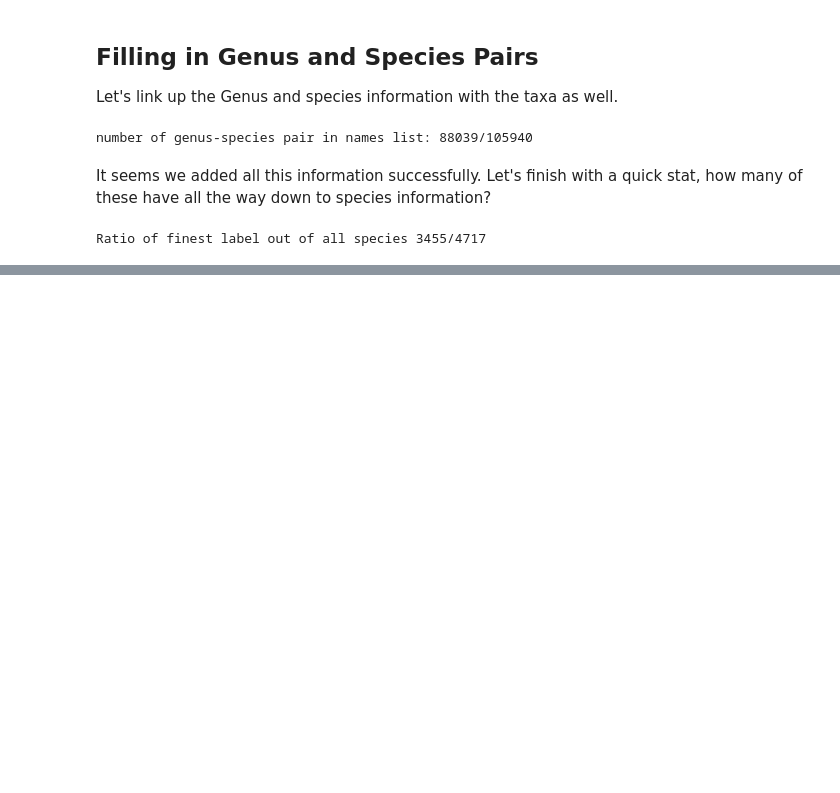
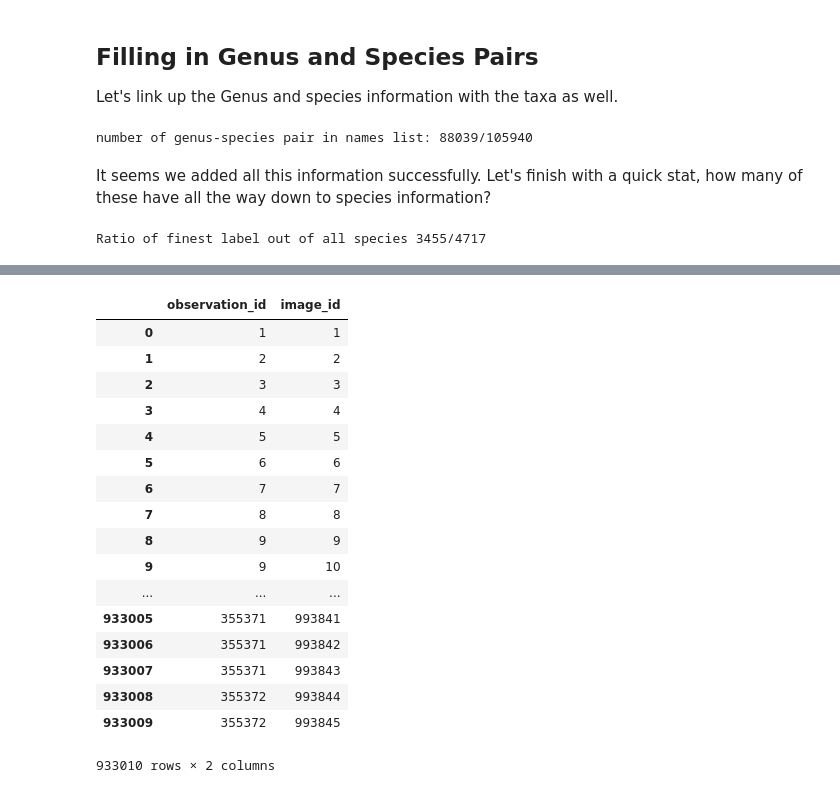
Before and after one commit to pablo-martin/Mushroom-Hikes, a Jupyter notebook: notebooks/Mushroom Observer EDA.ipynb, the cells around one changed output, grey strips where cells are left out. Cells and saved outputs as stored; diff of their text form; code cells hidden in the pictures; blank space fills up the shorter version.

```diff
--- a/notebooks/Mushroom Observer EDA.ipynb
+++ b/notebooks/Mushroom Observer EDA.ipynb
@@ -347,0 +385,21 @@ Ratio of finest label out of all species 3455/4717
+# %%
+display(images)
+# %% [output]
+|  | observation_id | image_id |
+| 0 | 1 | 1 |
+| 1 | 2 | 2 |
+| 2 | 3 | 3 |
+| 3 | 4 | 4 |
+| 4 | 5 | 5 |
+| 5 | 6 | 6 |
+| 6 | 7 | 7 |
+| 7 | 8 | 8 |
+| 8 | 9 | 9 |
+| 9 | 9 | 10 |
+| ... | ... | ... |
+| 933005 | 355371 | 993841 |
+| 933006 | 355371 | 993842 |
+| 933007 | 355371 | 993843 |
+| 933008 | 355372 | 993844 |
+| 933009 | 355372 | 993845 |
+933010 rows × 2 columns
```
Also changed, not shown: parts of 16 cells of this notebook, 12 other files.
